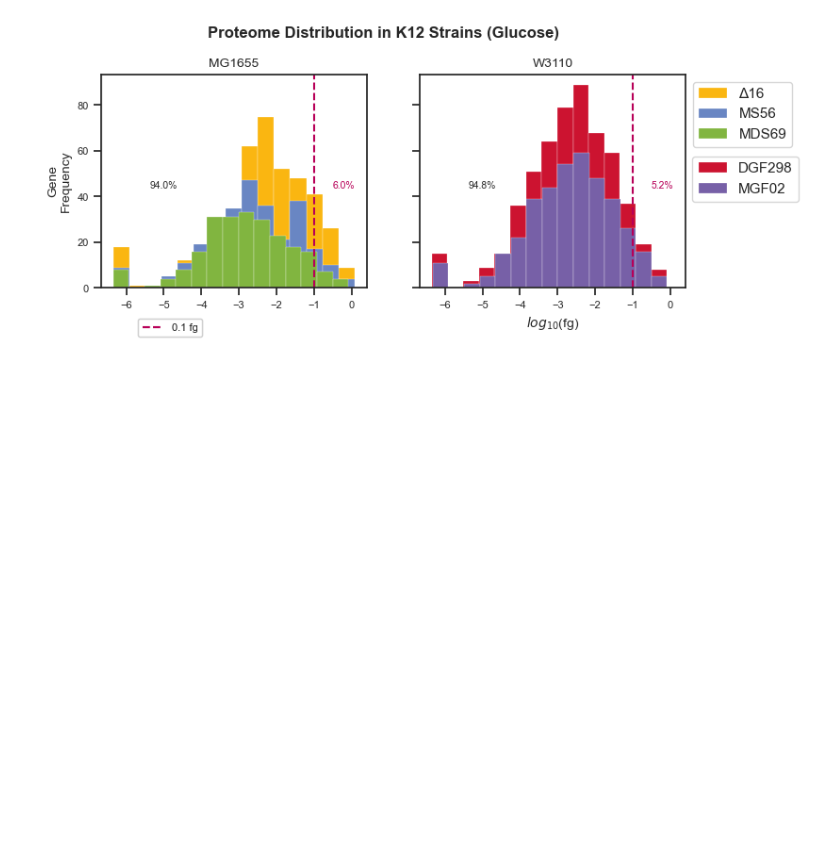
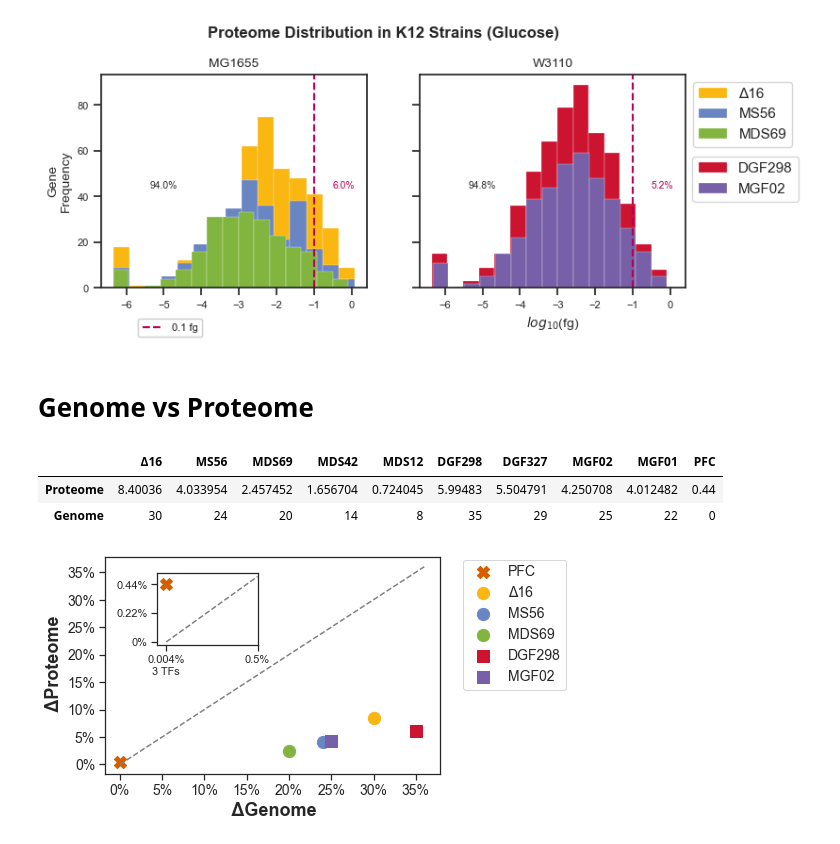
Before and after one commit to utrillalab/Cell_Resource_Minimization_Strategies, a Jupyter notebook: src/Genome_vs_proteome.ipynb, the cells around one changed output. Saved outputs shown, nothing was run; the diff lists cells and outputs as text; code cells hidden in the pictures; blank space fills up the shorter version.

Commit message:
New version, Genome vs Proteome plot

```diff
--- a/src/Genome_vs_proteome.ipynb
+++ b/src/Genome_vs_proteome.ipynb
@@ -375,3 +362,5 @@ plot_strain_distribution(genes_total, distribucion_prot_glc, representative_stra
                          'Glucosa', save=True, identifier='Multi_panel_dist_cepas_2', colors_per_strain = colors )
 # %% [output]
 [figure]
+# %% [markdown]
+# Genome vs Proteome <a class="anchor" id="Gen_prot"></a>
@@ -377,0 +369,19 @@ plot_strain_distribution(genes_total, distribucion_prot_glc, representative_stra
+# %%
+prot_vs_genome = pd.DataFrame(prot_vs_genome)
+# %%
+prot_vs_genome.loc['PFC',:] = 0.44
+# %%
+prot_vs_genome.loc[:,'Genome'] = [30,24,20,14,8,35,29,25,22,0]
+prot_vs_genome = prot_vs_genome.rename(columns={"Glucosa":"Proteome"})
+# %%
+prot_vs_genome.transpose()
+# %% [output]
+|  | Δ16 | MS56 | MDS69 | MDS42 | MDS12 | DGF298 | DGF327 | MGF02 | MGF01 | PFC |
+| Proteome | 8.40036 | 4.033954 | 2.457452 | 1.656704 | 0.724045 | 5.99483 | 5.504791 | 4.250708 | 4.012482 | 0.44 |
+| Genome | 30 | 24 | 20 | 14 | 8 | 35 | 29 | 25 | 22 | 0 |
+# %%
+filt_prot_vs_genome = prot_vs_genome.loc[[ 'PFC' , 'Δ16', 'MS56', 'MDS69', 'DGF298', 'MGF02'],:]
+# %%
+plot_gen_vs_prot(filt_prot_vs_genome)
+# %% [output]
+[figure, added]
```
Also changed, not shown: parts of 12 cells of this notebook, 3 other files.
